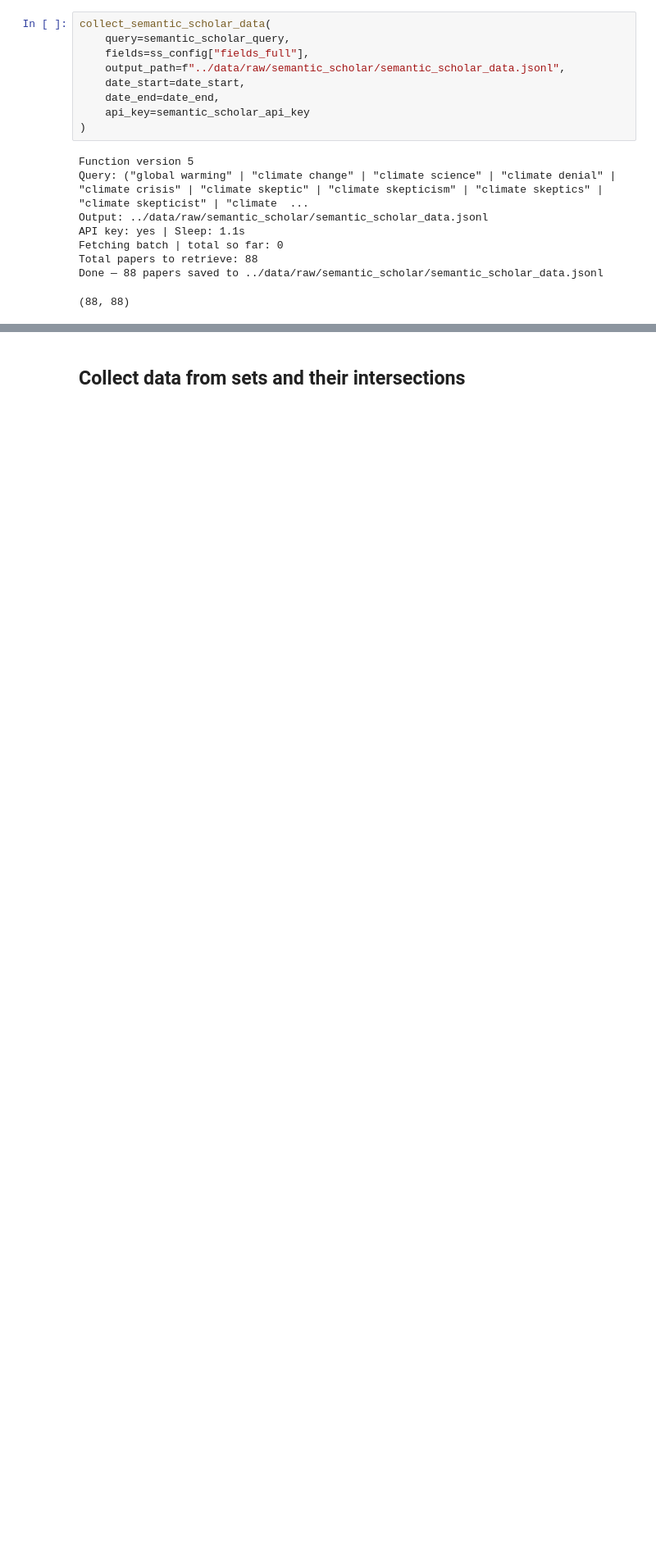
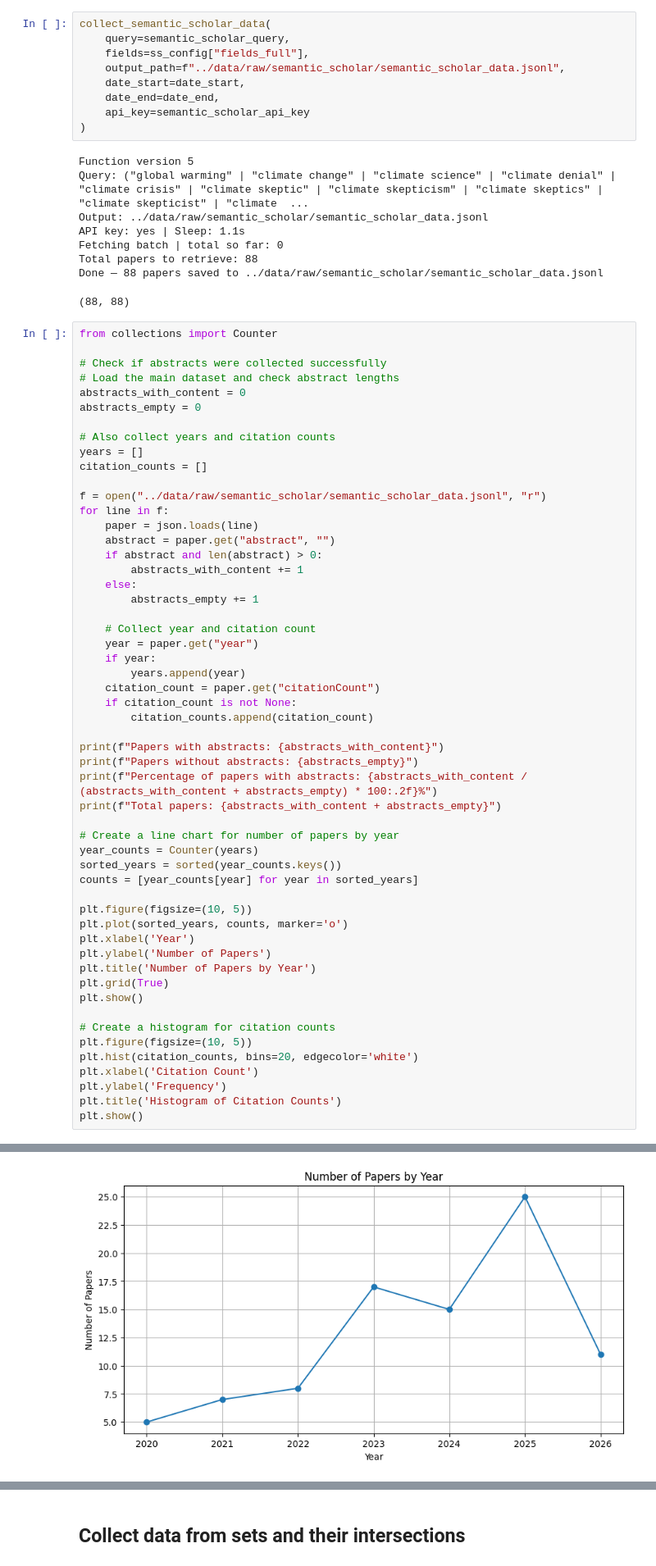
Before and after one commit to m-chaves/slr_climate_nlp, a Jupyter notebook: notebooks/01_data_collection.ipynb, the cells around one changed output, grey strips where cells are left out. Shown at 82% size. Cells and saved outputs as stored; diff of their text form; blank space fills up the shorter version.

Commit message:
Semantic scholar descriptives of the subset of interest: papers by year, citatation count histogram, number of retrieved abstracts

```diff
--- a/notebooks/01_data_collection.ipynb
+++ b/notebooks/01_data_collection.ipynb
@@ -129,3 +127,58 @@ Fetching batch | total so far: 0
 Total papers to retrieve: 88
 Done — 88 papers saved to ../data/raw/semantic_scholar/semantic_scholar_data.jsonl
 (88, 88)
+# %%
+from collections import Counter
+
+# Check if abstracts were collected successfully
+# Load the main dataset and check abstract lengths
+abstracts_with_content = 0
+abstracts_empty = 0
+
+# Also collect years and citation counts
+years = []
+citation_counts = []
+
+f = open("../data/raw/semantic_scholar/semantic_scholar_data.jsonl", "r")
+for line in f:
+    paper = json.loads(line)
+    abstract = paper.get("abstract", "")
+    if abstract and len(abstract) > 0:
+        abstracts_with_content += 1
+    else:
+        abstracts_empty += 1
+
+    # Collect year and citation count
+    year = paper.get("year")
+    if year:
+        years.append(year)
+    citation_count = paper.get("citationCount")
+    if citation_count is not None:
+        citation_counts.append(citation_count)
+
+print(f"Papers with abstracts: {abstracts_with_content}")
+print(f"Papers without abstracts: {abstracts_empty}")
+print(f"Percentage of papers with abstracts: {abstracts_with_content / (abstracts_with_content + abstracts_empty) * 100:.2f}%")
+print(f"Total papers: {abstracts_with_content + abstracts_empty}")
+
+# Create a line chart for number of papers by year
+year_counts = Counter(years)
+sorted_years = sorted(year_counts.keys())
+counts = [year_counts[year] for year in sorted_years]
+
+plt.figure(figsize=(10, 5))
+plt.plot(sorted_years, counts, marker='o')
+plt.xlabel('Year')
+plt.ylabel('Number of Papers')
+plt.title('Number of Papers by Year')
+plt.grid(True)
+plt.show()
+
+# Create a histogram for citation counts
+plt.figure(figsize=(10, 5))
+plt.hist(citation_counts, bins=20, edgecolor='white')
+plt.xlabel('Citation Count')
+plt.ylabel('Frequency')
+plt.title('Histogram of Citation Counts')
+plt.show()
+# %% [output]
@@ -131,0 +189 @@ Done — 88 papers saved to ../data/raw/semantic_scholar/semantic_scholar_data.j
+[figure, added]
```
Also changed, not shown: parts of 5 cells of this notebook.
